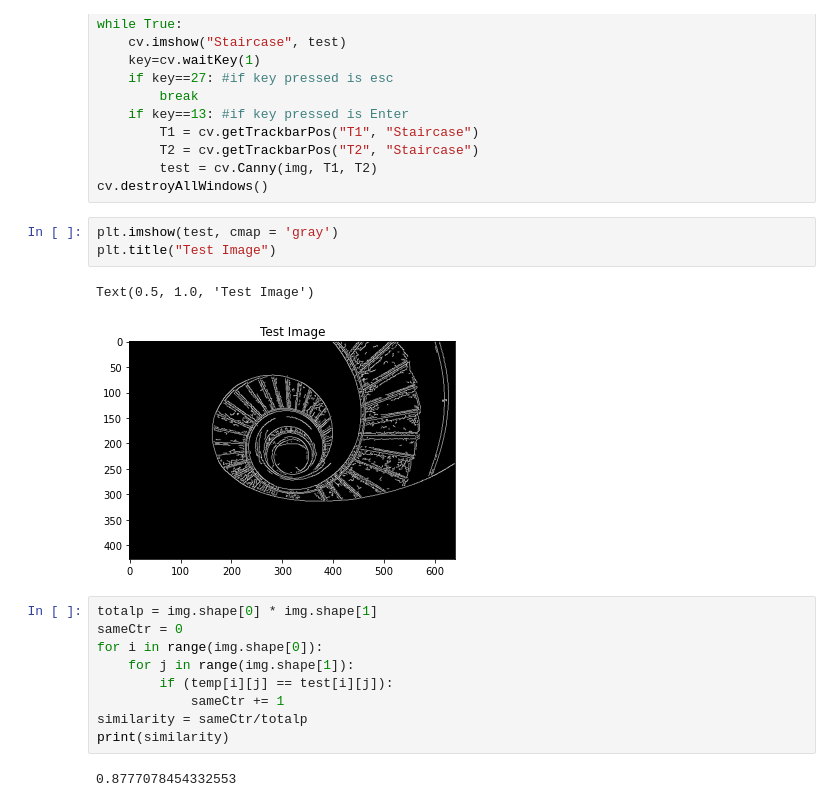
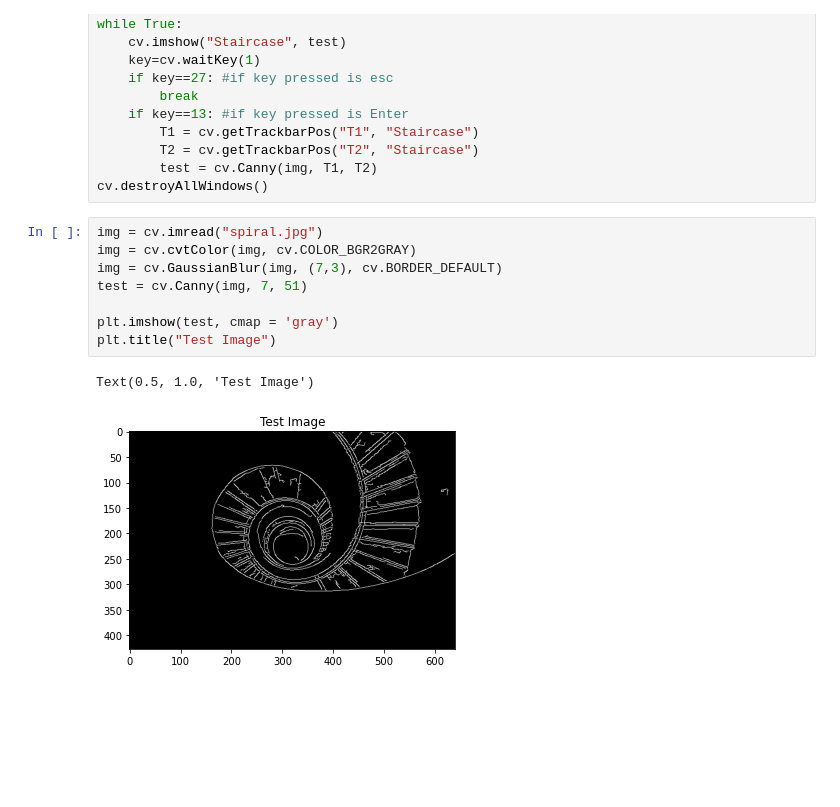
Before and after one commit to Xeposem/ELEC474, a Jupyter notebook: Lab3/Prelab3_WilliamDu_20100436.ipynb, the cells around one changed output. Cells and saved outputs as stored; diff of their text form; blank space fills up the shorter version.

```diff
--- a/Lab3/Prelab3_WilliamDu_20100436.ipynb
+++ b/Lab3/Prelab3_WilliamDu_20100436.ipynb
@@ -80,19 +90,13 @@ while True:
         test = cv.Canny(img, T1, T2)
 cv.destroyAllWindows()
 # %%
+img = cv.imread("spiral.jpg")
+img = cv.cvtColor(img, cv.COLOR_BGR2GRAY)
+img = cv.GaussianBlur(img, (7,3), cv.BORDER_DEFAULT)
+test = cv.Canny(img, 7, 51)
+
 plt.imshow(test, cmap = 'gray')
 plt.title("Test Image")
 # %% [output]
 Text(0.5, 1.0, 'Test Image')
-[figure, old version]
+[figure, new version]
-# %%
-totalp = img.shape[0] * img.shape[1]
-sameCtr = 0
-for i in range(img.shape[0]):
-    for j in range(img.shape[1]):
-        if (temp[i][j] == test[i][j]):
-            sameCtr += 1
-similarity = sameCtr/totalp
-print(similarity)
-# %% [output]
-0.8777078454332553
```
Also changed, not shown: parts of 3 cells of this notebook, 1 other file.
